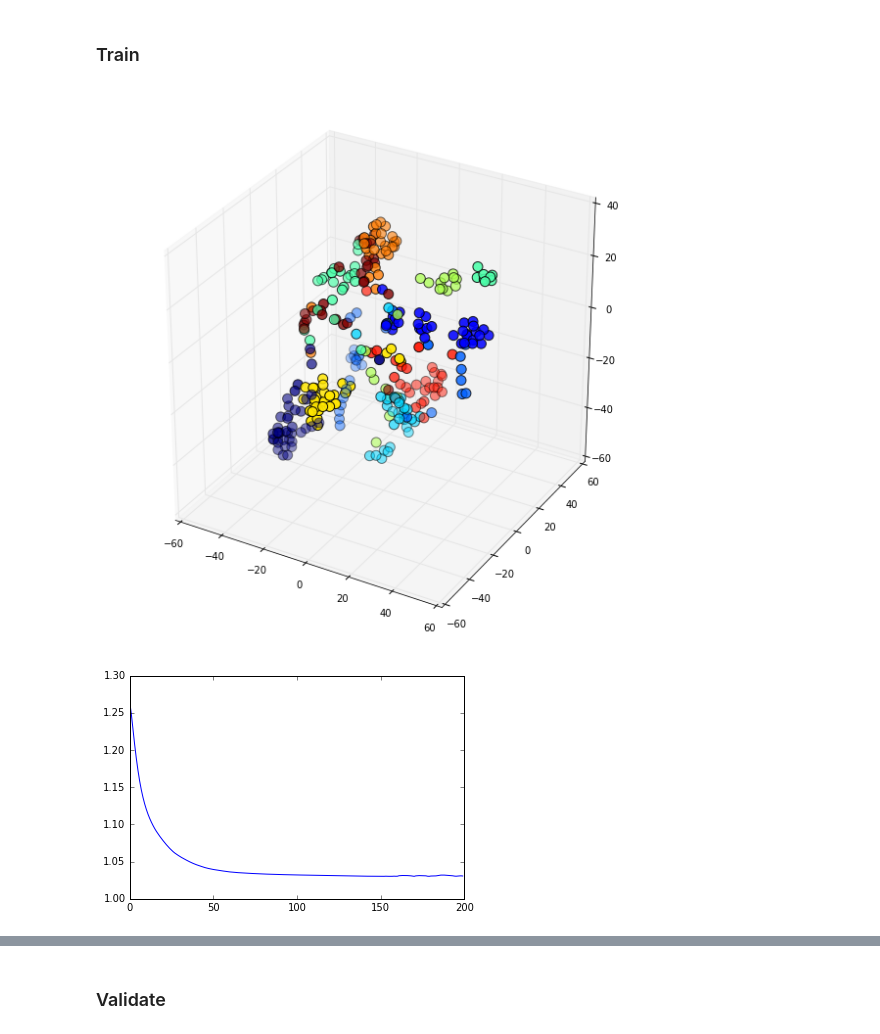
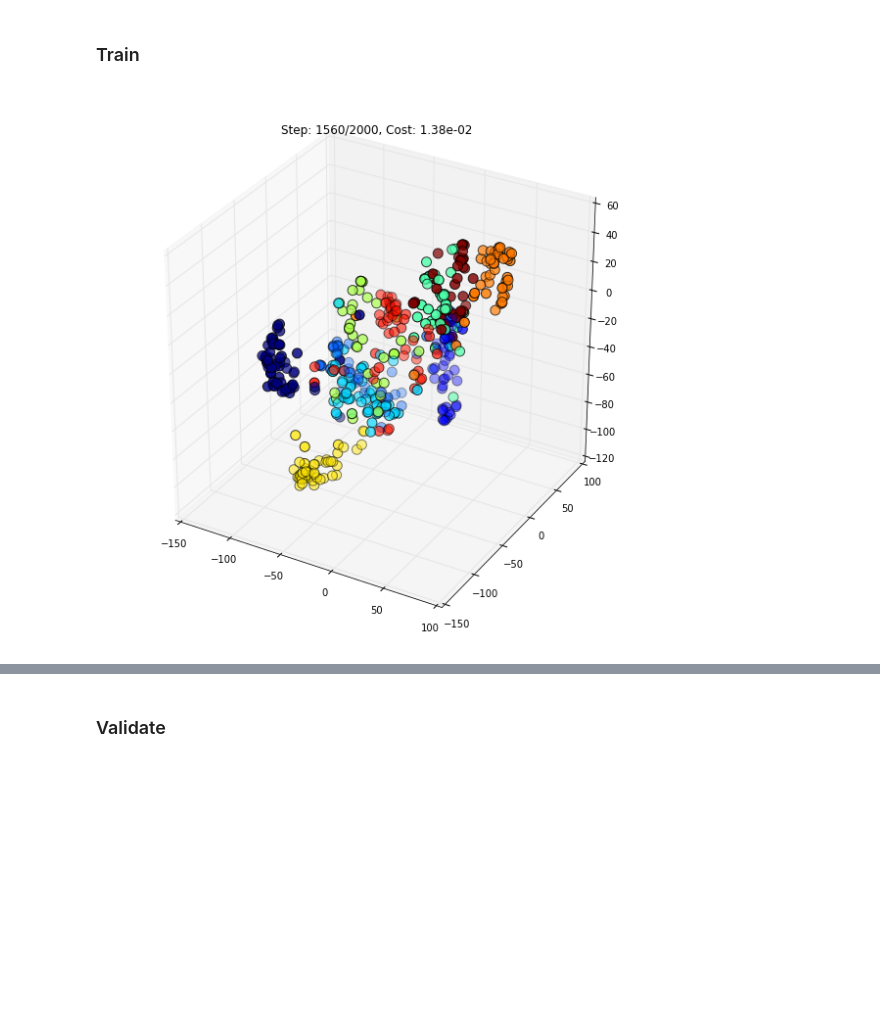
Before and after one commit to RomanKoshelev/deepcoins, a Jupyter notebook: tsne_tensorflow.ipynb, the cells around one changed output, grey strips where cells are left out. Cells and saved outputs as stored; diff of their text form; code cells hidden in the pictures; blank space fills up the shorter version.

```diff
--- a/tsne_tensorflow.ipynb
+++ b/tsne_tensorflow.ipynb
@@ -18,0 +14,4 @@ image_size = 784
+# %%
+ndata = 3000 # 3000
+image_shape = [28,28,1]
+image_size = np.prod(image_shape)
@@ -198,41 +202,74 @@ def Perceptron(inputs, out_dim):
     outputs = l
 
     return outputs
+# %%
+def ConvNet(inputs, inp_shape, out_dim):
+        l =  tf.reshape(inputs, [-1,] + inp_shape)
+
+        l = tf.layers.conv2d(
+            inputs=l,
+            filters=16,
+            kernel_size=[3, 3],
+            padding="same",
+            activation=tf.nn.relu)
+        l = tf.layers.max_pooling2d(l, pool_size=[2, 2], strides=2)
+
+        l = tf.layers.conv2d(
+            inputs=l,
+            filters=32,
+            kernel_size=[3, 3],
+            padding="same",
+            activation=tf.nn.relu)
+        l = tf.layers.max_pooling2d(l, pool_size=[2, 2], strides=2)
+
+        l = tf.layers.conv2d(
+            inputs=l,
+            filters=64,
+            kernel_size=[3, 3],
+            padding="same",
+            activation=tf.nn.relu)
+        l = tf.layers.max_pooling2d(l, pool_size=[2, 2], strides=2)
+
+        l = tf.contrib.layers.flatten(l)
+        l = tf.layers.dense(l, units=200, activation=tf.nn.relu)
+        l = tf.layers.dense(l, units=out_dim)
+        return l
 # %%
-x = tf.placeholder(dtype = tf.float32, shape = [ndata, image_size], name = 'image')
+batch_size = ndata
+x = tf.placeholder(dtype = tf.float32, shape = [batch_size, image_size], name = 'image')
 
 with tf.device("/gpu:0"):
-    embeds = Perceptron(inputs=x, out_dim=3)
+    # embeds = Perceptron(inputs=x, out_dim=3)
+    embeds = ConvNet(inputs=x, inp_shape=image_shape, out_dim=3)
 cost = t_sne(embeds)*10000
 run_train = tf.train.AdamOptimizer(3e-4).minimize(cost)
 # %% [markdown]
 ### Train
 # %%
 %%time
-train_steps = 200
+train_steps = 2000
 log_every = 10
 
 cost_tract = []
 sess= tf.Session()
 sess.run(tf.global_variables_initializer())
 
 try:
     for step in range(train_steps):
         _, c = sess.run([run_train, cost], feed_dict={x : train['image']})
         cost_tract.append(c)
         if step%log_every == log_every - 1:
             progress = "Step: %d/%d, Cost: %.2e" % (step+1, train_steps, c)
             PlotEmbedding3d(mnist.train, title=progress, npoint=500)
             clear_output(True)
             plt.show()
 except KeyboardInterrupt:
     pass
 clear_output(True)
 PlotEmbedding3d(mnist.train, npoint=500);
 plt.show()
 plt.plot(cost_tract)
 plt.show()
 print(progress)
 # %% [output]
-[figure, old version]
+[figure, new version]
-[figure, removed]
```
Also changed, not shown: parts of 7 cells of this notebook, 1 other file.
